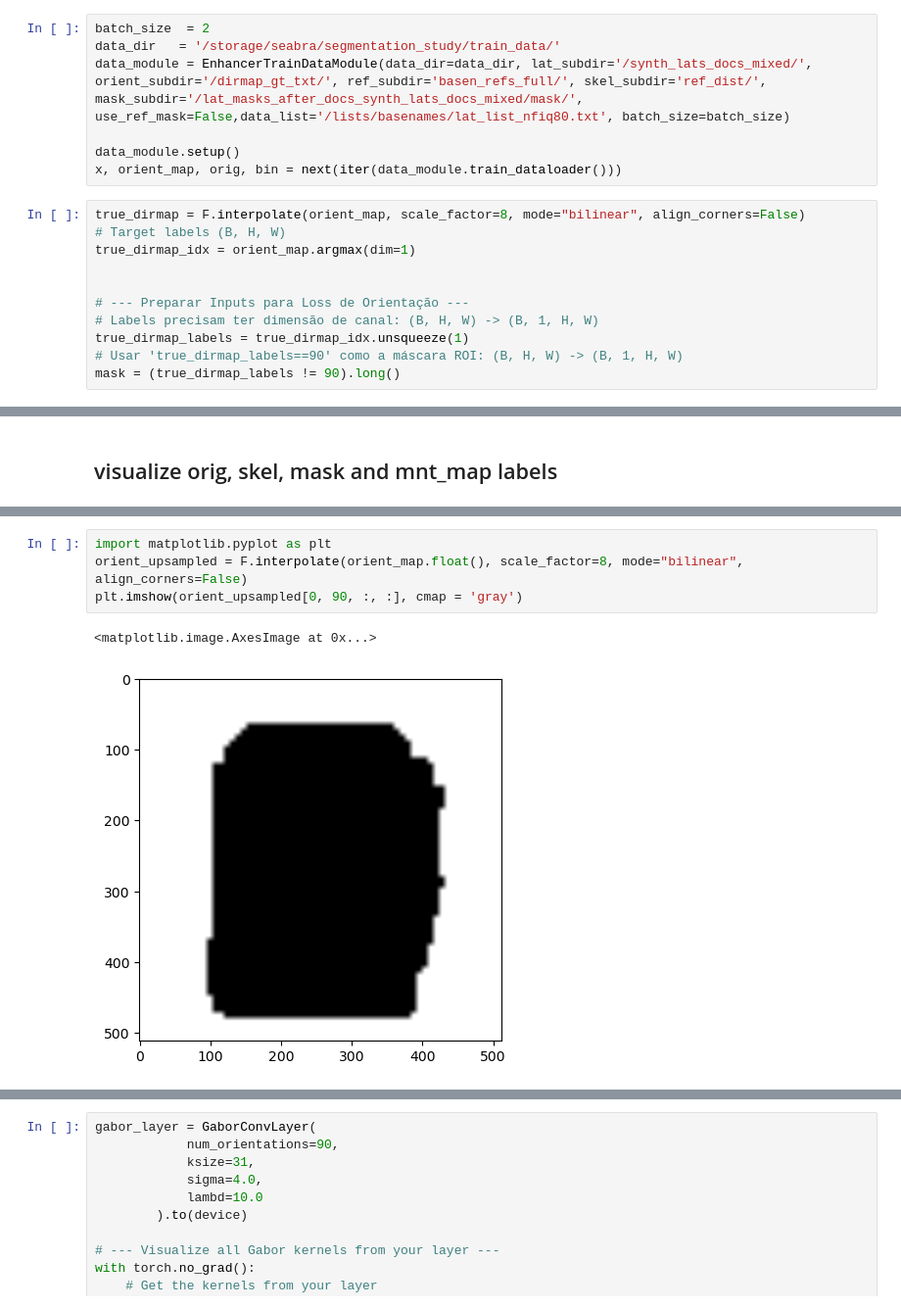
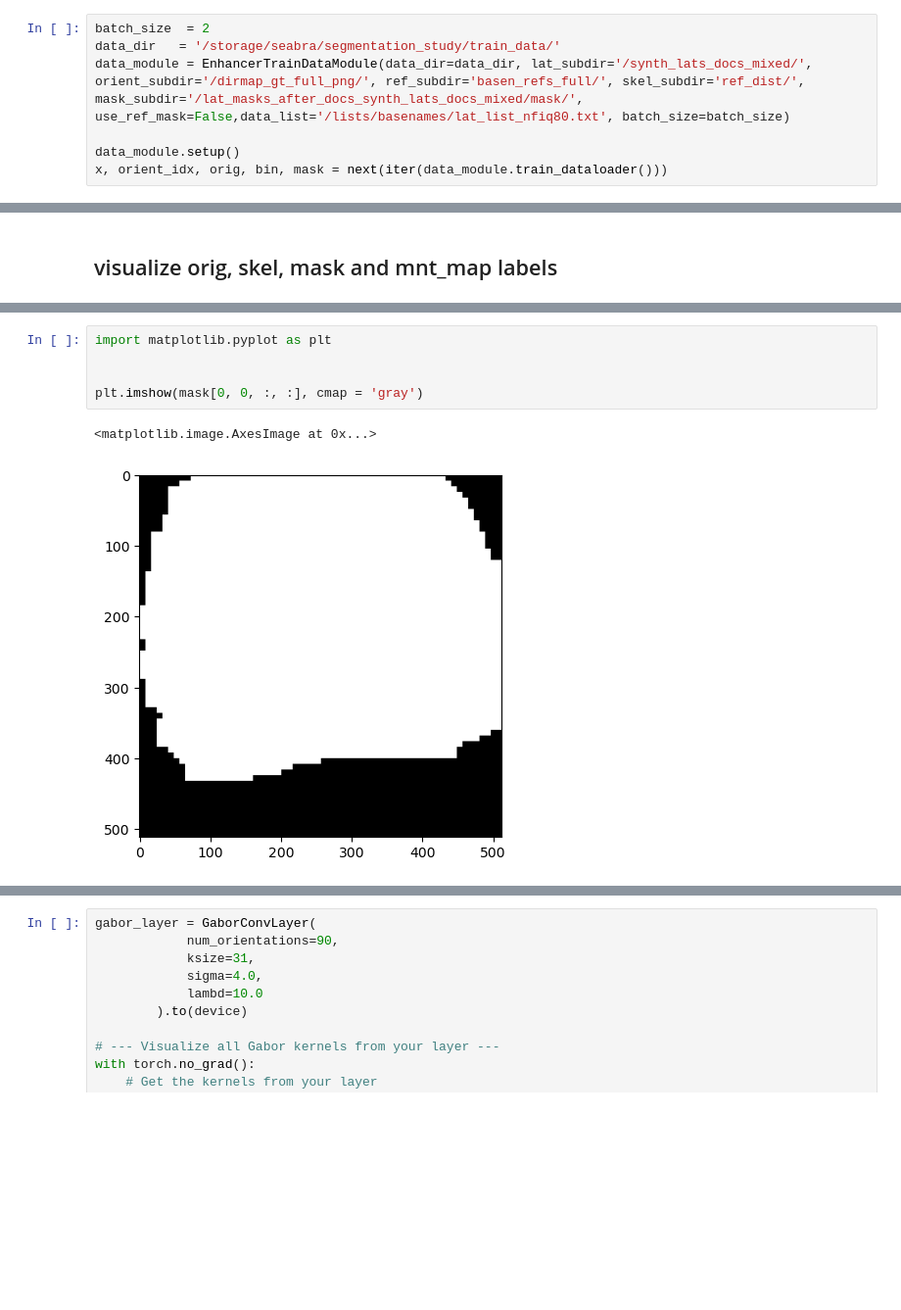
Before and after one commit to gdseabra/multitask-enhancement, a Jupyter notebook: notebooks/model_debug.ipynb, the cells around one changed output, grey strips where cells are left out. Shown at 98% size. Saved outputs shown, nothing was run; the diff lists cells and outputs as text; blank space fills up the shorter version.

```diff
--- a/notebooks/model_debug.ipynb
+++ b/notebooks/model_debug.ipynb
@@ -9,18 +9,7 @@ from data.enhancer_train_datamodule import EnhancerTrainDataModule
 # %%
 batch_size  = 2
 data_dir   = '/storage/seabra/segmentation_study/train_data/'
-data_module = EnhancerTrainDataModule(data_dir=data_dir, lat_subdir='/synth_lats_docs_mixed/', orient_subdir='/dirmap_gt_txt/', ref_subdir='basen_refs_full/', skel_subdir='ref_dist/', mask_subdir='/lat_masks_after_docs_synth_lats_docs_mixed/mask/', use_ref_mask=False,data_list='/lists/basenames/lat_list_nfiq80.txt', batch_size=batch_size)
+data_module = EnhancerTrainDataModule(data_dir=data_dir, lat_subdir='/synth_lats_docs_mixed/', orient_subdir='/dirmap_gt_full_png/', ref_subdir='basen_refs_full/', skel_subdir='ref_dist/', mask_subdir='/lat_masks_after_docs_synth_lats_docs_mixed/mask/', use_ref_mask=False,data_list='/lists/basenames/lat_list_nfiq80.txt', batch_size=batch_size)
 
 data_module.setup()
-x, orient_map, orig, bin = next(iter(data_module.train_dataloader()))
+x, orient_idx, orig, bin, mask = next(iter(data_module.train_dataloader()))
-# %%
-true_dirmap = F.interpolate(orient_map, scale_factor=8, mode="bilinear", align_corners=False)
-# Target labels (B, H, W)
-true_dirmap_idx = orient_map.argmax(dim=1)
-
-
-# --- Preparar Inputs para Loss de Orientação ---
-# Labels precisam ter dimensão de canal: (B, H, W) -> (B, 1, H, W)
-true_dirmap_labels = true_dirmap_idx.unsqueeze(1)
-# Usar 'true_dirmap_labels==90' como a máscara ROI: (B, H, W) -> (B, 1, H, W)
-mask = (true_dirmap_labels != 90).long()
@@ -33,8 +36,9 @@ torch.Size([2, 91, 64, 64])
 # %%
 import matplotlib.pyplot as plt
-orient_upsampled = F.interpolate(orient_map.float(), scale_factor=8, mode="bilinear", align_corners=False)
-plt.imshow(orient_upsampled[0, 90, :, :], cmap = 'gray')
+
+
+plt.imshow(mask[0, 0, :, :], cmap = 'gray')
 # %% [output]
 <matplotlib.image.AxesImage at 0x...>
-[figure, old version]
+[figure, new version]
 # %%
```
Also changed, not shown: parts of 11 cells of this notebook, 16 other files.
